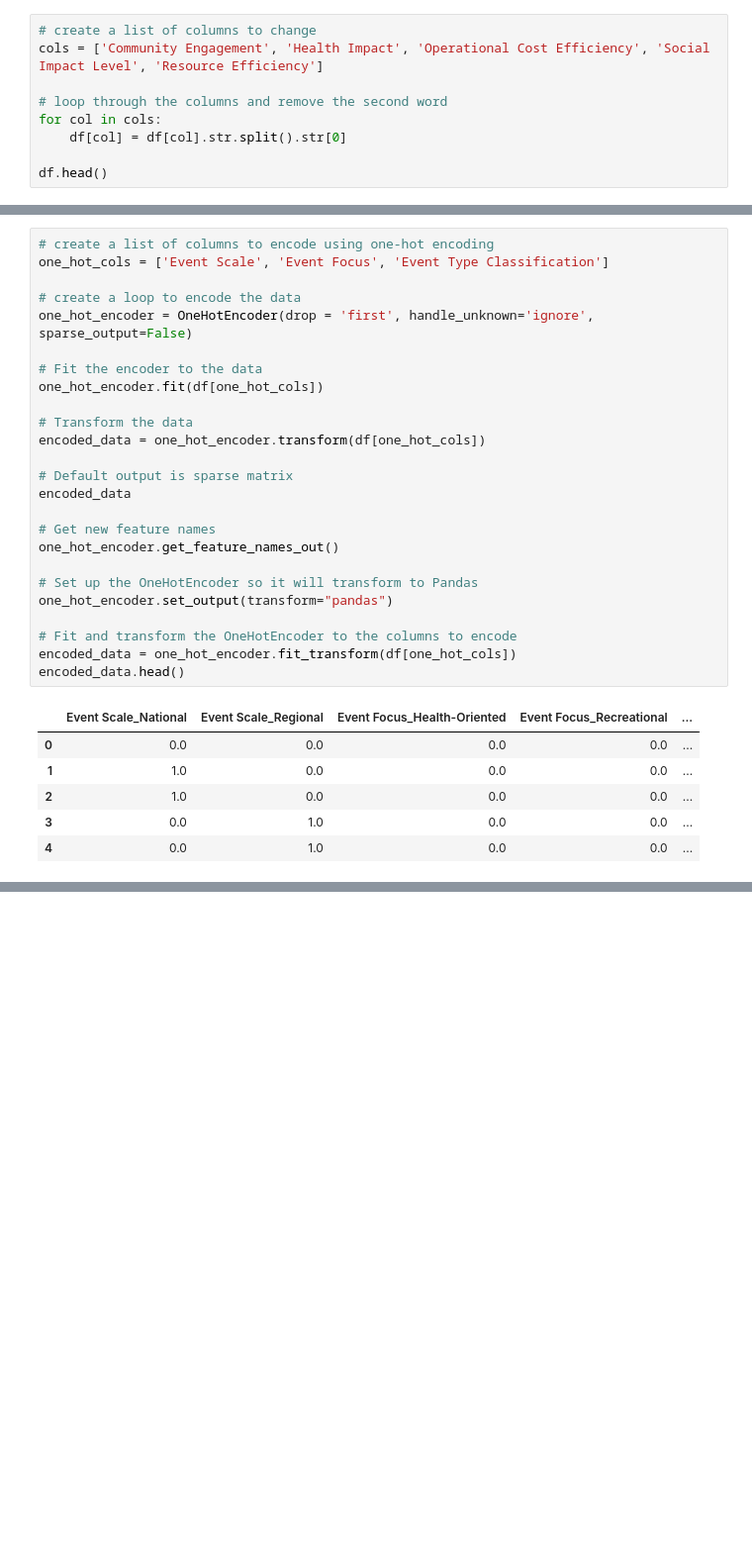
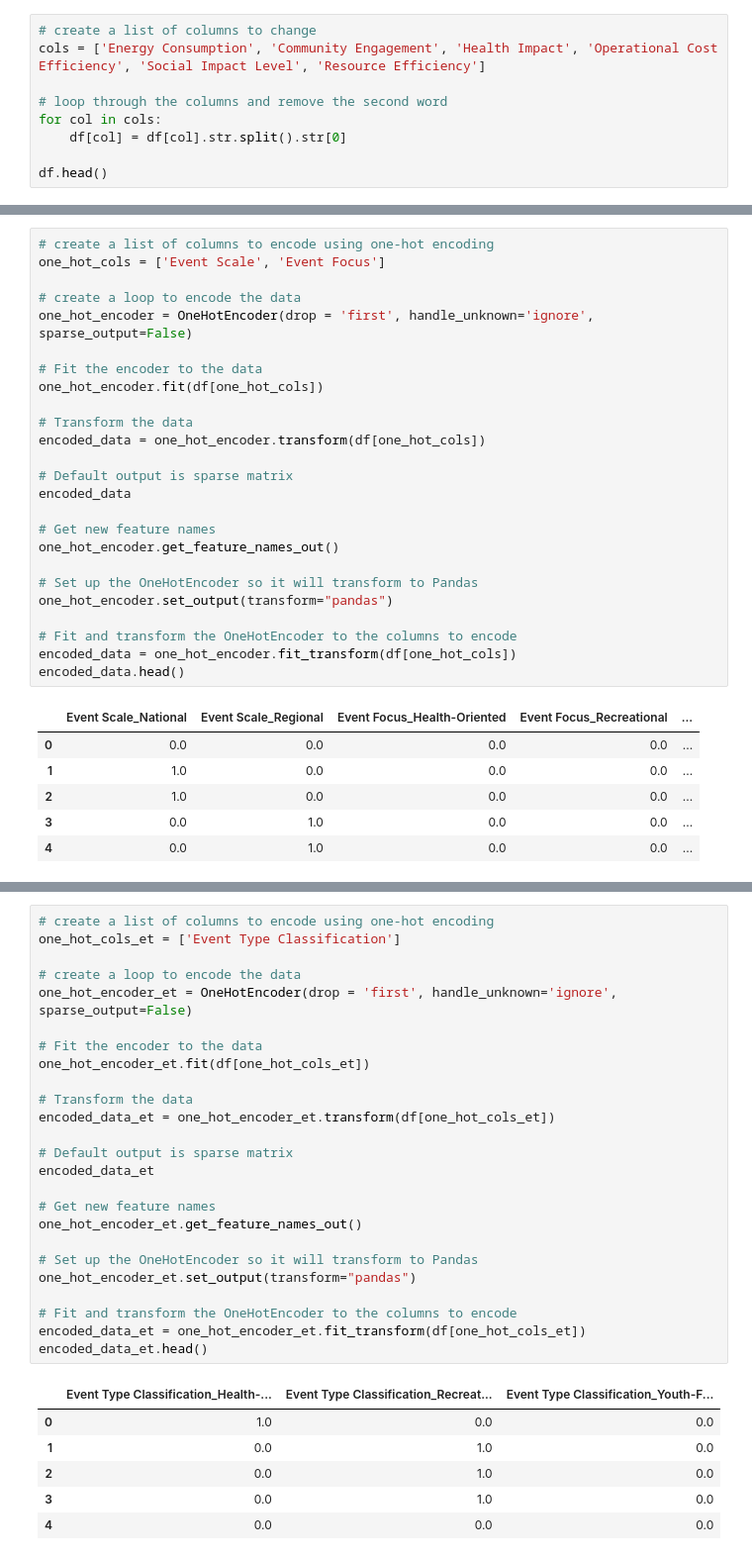
Before and after one commit to DLeifert1007/Project2, a Jupyter notebook: Preprocessing.ipynb, the cells around one changed output, grey strips where cells are left out. Shown at 99% size. Cells and saved outputs as stored; diff of their text form; blank space fills up the shorter version.

```diff
--- a/Preprocessing.ipynb
+++ b/Preprocessing.ipynb
@@ -146,6 +131,6 @@ Name: Energy Consumption, Length: 102000, dtype: object
 # %%
 # create a list of columns to change
-cols = ['Community Engagement', 'Health Impact', 'Operational Cost Efficiency', 'Social Impact Level', 'Resource Efficiency']
+cols = ['Energy Consumption', 'Community Engagement', 'Health Impact', 'Operational Cost Efficiency', 'Social Impact Level', 'Resource Efficiency']
 
 # loop through the columns and remove the second word
 for col in cols:
@@ -186,7 +171,7 @@ df.head(10)
 | 9 | 2.0 | 2.0 | 2.0 | 1.0 | 2.0 | ... |
 # %%
 # create a list of columns to encode using one-hot encoding
-one_hot_cols = ['Event Scale', 'Event Focus', 'Event Type Classification']
+one_hot_cols = ['Event Scale', 'Event Focus']
 
 # create a loop to encode the data
 one_hot_encoder = OneHotEncoder(drop = 'first', handle_unknown='ignore', sparse_output=False)
@@ -256,0 +233,32 @@ df.to_csv('sports_management_encoded.csv', index=False)
+# %%
+# create a list of columns to encode using one-hot encoding
+one_hot_cols_et = ['Event Type Classification']
+
+# create a loop to encode the data
+one_hot_encoder_et = OneHotEncoder(drop = 'first', handle_unknown='ignore', sparse_output=False)
+
+# Fit the encoder to the data
+one_hot_encoder_et.fit(df[one_hot_cols_et])
+
+# Transform the data
+encoded_data_et = one_hot_encoder_et.transform(df[one_hot_cols_et])
+
+# Default output is sparse matrix
+encoded_data_et
+
+# Get new feature names
+one_hot_encoder_et.get_feature_names_out()
+
+# Set up the OneHotEncoder so it will transform to Pandas
+one_hot_encoder_et.set_output(transform="pandas")
+
+# Fit and transform the OneHotEncoder to the columns to encode
+encoded_data_et = one_hot_encoder_et.fit_transform(df[one_hot_cols_et])
+encoded_data_et.head()
+# %% [output]
+|  | Event Type Classification_Health-... | Event Type Classification_Recreat... | Event Type Classification_Youth-F... |
+| 0 | 1.0 | 0.0 | 0.0 |
+| 1 | 0.0 | 1.0 | 0.0 |
+| 2 | 0.0 | 1.0 | 0.0 |
+| 3 | 0.0 | 1.0 | 0.0 |
+| 4 | 0.0 | 0.0 | 0.0 |
```
Also changed, not shown: parts of 8 cells of this notebook, 1 other file.
